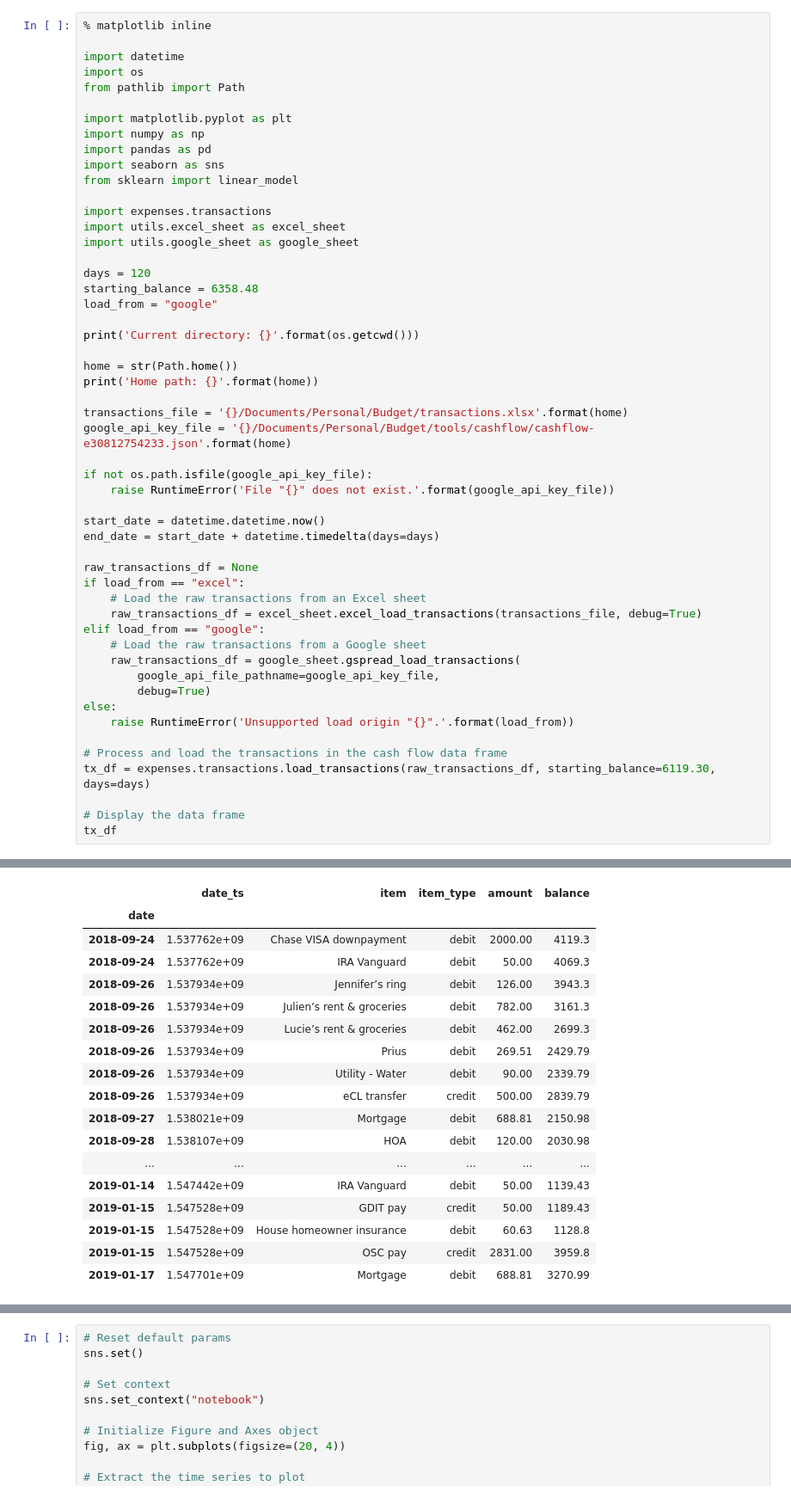
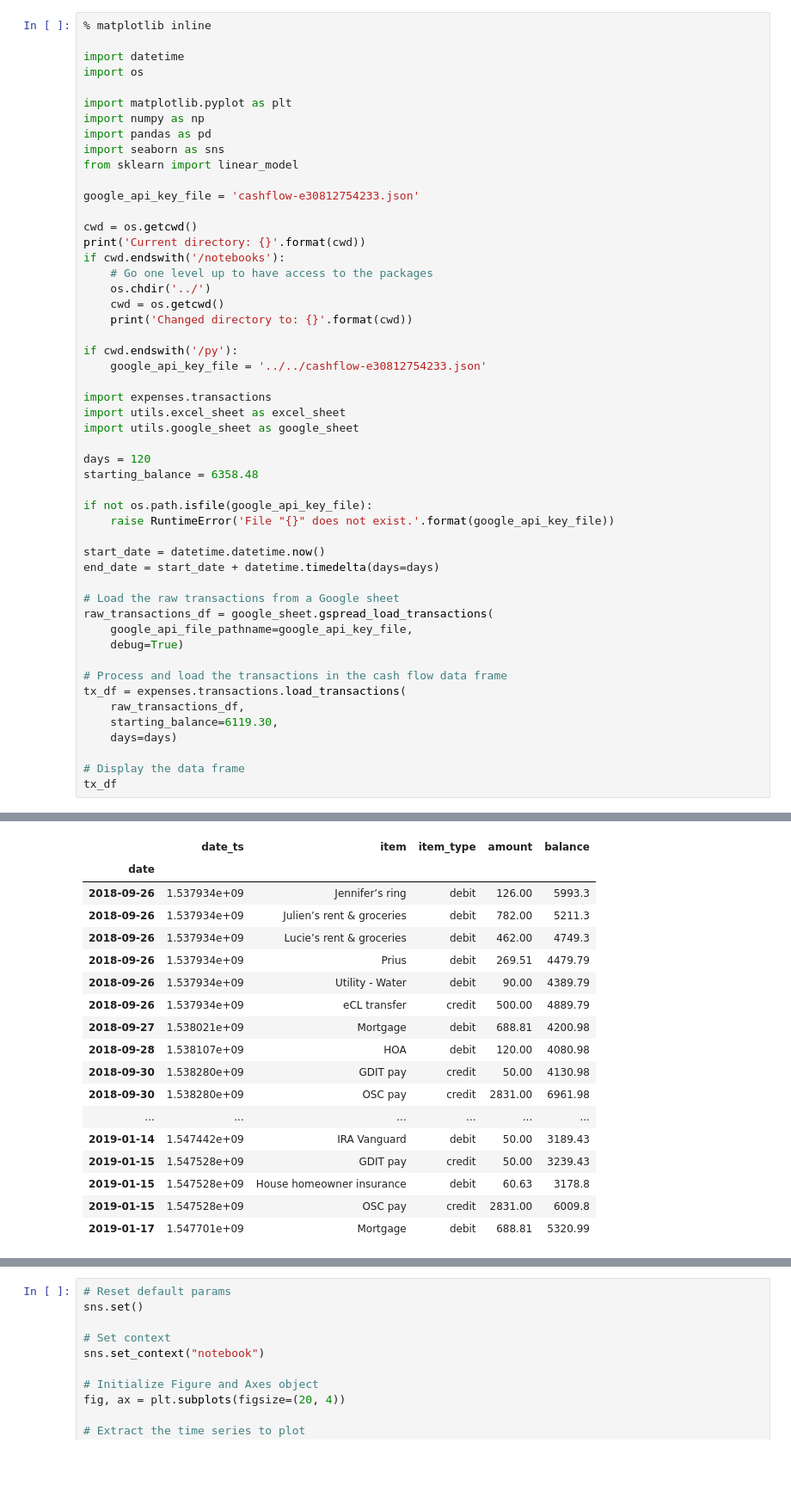
Before and after one commit to brigaldies/cashflow, a Jupyter notebook: src/py/notebooks/cashflow.ipynb, the cells around one changed output, grey strips where cells are left out. Shown at 86% size. Saved outputs shown, nothing was run; the diff lists cells and outputs as text; blank space fills up the shorter version.

```diff
--- a/src/py/notebooks/cashflow.ipynb
+++ b/src/py/notebooks/cashflow.ipynb
@@ -3,7 +3,6 @@
 
 import datetime
 import os
-from pathlib import Path
 
 import matplotlib.pyplot as plt
 import numpy as np
@@ -11,21 +10,25 @@ import pandas as pd
 import seaborn as sns
 from sklearn import linear_model
 
+google_api_key_file = 'cashflow-e30812754233.json'
+
+cwd = os.getcwd()
+print('Current directory: {}'.format(cwd))
+if cwd.endswith('/notebooks'):
+    # Go one level up to have access to the packages
+    os.chdir('../')
+    cwd = os.getcwd()
+    print('Changed directory to: {}'.format(cwd))
+
+if cwd.endswith('/py'):
+    google_api_key_file = '../../cashflow-e30812754233.json'
+
 import expenses.transactions
 import utils.excel_sheet as excel_sheet
 import utils.google_sheet as google_sheet
 
 days = 120
 starting_balance = 6358.48
-load_from = "google"
-
-print('Current directory: {}'.format(os.getcwd()))
-
-home = str(Path.home())
-print('Home path: {}'.format(home))
-
-transactions_file = '{}/Documents/Personal/Budget/transactions.xlsx'.format(home)
-google_api_key_file = '{}/Documents/Personal/Budget/tools/cashflow/cashflow-e30812754233.json'.format(home)
 
 if not os.path.isfile(google_api_key_file):
     raise RuntimeError('File "{}" does not exist.'.format(google_api_key_file))
@@ -33,20 +36,16 @@ if not os.path.isfile(google_api_key_file):
 start_date = datetime.datetime.now()
 end_date = start_date + datetime.timedelta(days=days)
 
-raw_transactions_df = None
-if load_from == "excel":
-    # Load the raw transactions from an Excel sheet
-    raw_transactions_df = excel_sheet.excel_load_transactions(transactions_file, debug=True)
-elif load_from == "google":
-    # Load the raw transactions from a Google sheet
-    raw_transactions_df = google_sheet.gspread_load_transactions(
-        google_api_file_pathname=google_api_key_file,
-        debug=True)
-else:
-    raise RuntimeError('Unsupported load origin "{}".'.format(load_from))
+# Load the raw transactions from a Google sheet
+raw_transactions_df = google_sheet.gspread_load_transactions(
+    google_api_file_pathname=google_api_key_file,
+    debug=True)
 
 # Process and load the transactions in the cash flow data frame
-tx_df = expenses.transactions.load_transactions(raw_transactions_df, starting_balance=6119.30, days=days)
+tx_df = expenses.transactions.load_transactions(
+    raw_transactions_df,
+    starting_balance=6119.30,
+    days=days)
 
 # Display the data frame
 tx_df
@@ -71,18 +70,18 @@ Max average     : 2401.61
 |  | date_ts | item | item_type | amount | balance |
 | date |  |  |  |  |  |
-| 2018-09-24 | 1.537762e+09 | Chase VISA downpayment | debit | 2000.00 | 4119.3 |
-| 2018-09-24 | 1.537762e+09 | IRA Vanguard | debit | 50.00 | 4069.3 |
-| 2018-09-26 | 1.537934e+09 | Jennifer’s ring | debit | 126.00 | 3943.3 |
-| 2018-09-26 | 1.537934e+09 | Julien’s rent & groceries | debit | 782.00 | 3161.3 |
-| 2018-09-26 | 1.537934e+09 | Lucie’s rent & groceries | debit | 462.00 | 2699.3 |
-| 2018-09-26 | 1.537934e+09 | Prius | debit | 269.51 | 2429.79 |
-| 2018-09-26 | 1.537934e+09 | Utility - Water | debit | 90.00 | 2339.79 |
-| 2018-09-26 | 1.537934e+09 | eCL transfer | credit | 500.00 | 2839.79 |
-| 2018-09-27 | 1.538021e+09 | Mortgage | debit | 688.81 | 2150.98 |
-| 2018-09-28 | 1.538107e+09 | HOA | debit | 120.00 | 2030.98 |
+| 2018-09-26 | 1.537934e+09 | Jennifer’s ring | debit | 126.00 | 5993.3 |
+| 2018-09-26 | 1.537934e+09 | Julien’s rent & groceries | debit | 782.00 | 5211.3 |
+| 2018-09-26 | 1.537934e+09 | Lucie’s rent & groceries | debit | 462.00 | 4749.3 |
+| 2018-09-26 | 1.537934e+09 | Prius | debit | 269.51 | 4479.79 |
+| 2018-09-26 | 1.537934e+09 | Utility - Water | debit | 90.00 | 4389.79 |
+| 2018-09-26 | 1.537934e+09 | eCL transfer | credit | 500.00 | 4889.79 |
+| 2018-09-27 | 1.538021e+09 | Mortgage | debit | 688.81 | 4200.98 |
+| 2018-09-28 | 1.538107e+09 | HOA | debit | 120.00 | 4080.98 |
+| 2018-09-30 | 1.538280e+09 | GDIT pay | credit | 50.00 | 4130.98 |
+| 2018-09-30 | 1.538280e+09 | OSC pay | credit | 2831.00 | 6961.98 |
 | ... | ... | ... | ... | ... | ... |
-| 2019-01-14 | 1.547442e+09 | IRA Vanguard | debit | 50.00 | 1139.43 |
-| 2019-01-15 | 1.547528e+09 | GDIT pay | credit | 50.00 | 1189.43 |
-| 2019-01-15 | 1.547528e+09 | House homeowner insurance | debit | 60.63 | 1128.8 |
-| 2019-01-15 | 1.547528e+09 | OSC pay | credit | 2831.00 | 3959.8 |
-| 2019-01-17 | 1.547701e+09 | Mortgage | debit | 688.81 | 3270.99 |
+| 2019-01-14 | 1.547442e+09 | IRA Vanguard | debit | 50.00 | 3189.43 |
+| 2019-01-15 | 1.547528e+09 | GDIT pay | credit | 50.00 | 3239.43 |
+| 2019-01-15 | 1.547528e+09 | House homeowner insurance | debit | 60.63 | 3178.8 |
+| 2019-01-15 | 1.547528e+09 | OSC pay | credit | 2831.00 | 6009.8 |
+| 2019-01-17 | 1.547701e+09 | Mortgage | debit | 688.81 | 5320.99 |
```
Also changed, not shown: parts of 1 cell of this notebook, 1 other file.
